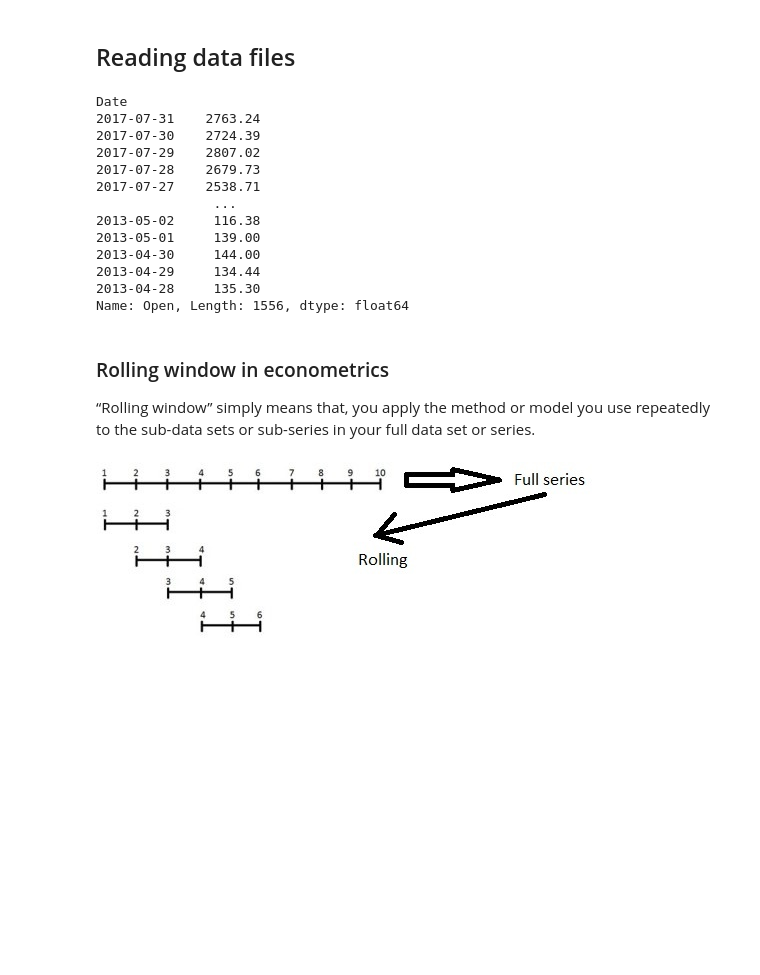
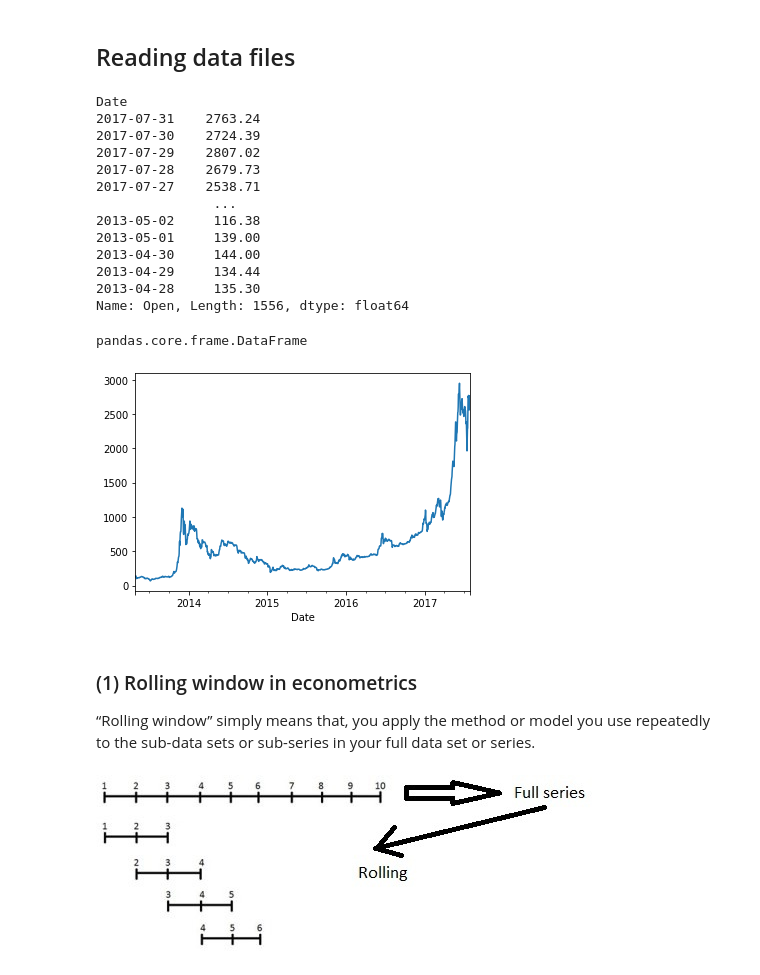
Before and after one commit to bachpx195/the_big_trade, a Jupyter notebook: LearnPandas/panda.ipynb, the cells around one changed output. Drawn from its saved outputs; the diff is of its cells as text; code cells hidden in the pictures; blank space fills up the shorter version.

Commit message:
add pandas

```diff
--- a/LearnPandas/panda.ipynb
+++ b/LearnPandas/panda.ipynb
@@ -45,36 +45,40 @@ bitcoin_prices = pd.read_csv("../data/bitcoin_price.csv")
 
 # convert Date column to datetime
 bitcoin_prices['Date']= pd.to_datetime(bitcoin_prices['Date'])
 
 # set date column is index
 bitcoin_prices = bitcoin_prices.set_index('Date')
 
 # tail() to see end of file
 # print(bitcoin_prices.tail(6))
 
 # Get data by 2017
 seven_teen_df = bitcoin_prices.loc['2013-05-03':'2013-04-28']
 
 print(bitcoin_prices['Open'])
+
+# (1) We could smooth the data with a rolling average
 bitcoin_prices['Open'].rolling(2).mean().plot()
 
-# Rolling
+type(seven_teen_df)
 # %% [output]
 Date
 2017-07-31    2763.24
 2017-07-30    2724.39
 2017-07-29    2807.02
 2017-07-28    2679.73
 2017-07-27    2538.71
                ...
 2013-05-02     116.38
 2013-05-01     139.00
 2013-04-30     144.00
 2013-04-29     134.44
 2013-04-28     135.30
 Name: Open, Length: 1556, dtype: float64
+pandas.core.frame.DataFrame
+[figure, added]
 # %% [markdown]
-### Rolling window in econometrics
+### (1) Rolling window in econometrics
 
 “Rolling window” simply means that, you apply the method or model you use repeatedly to the sub-data sets or sub-series in your full data set or series.
 # %% [markdown]
```
